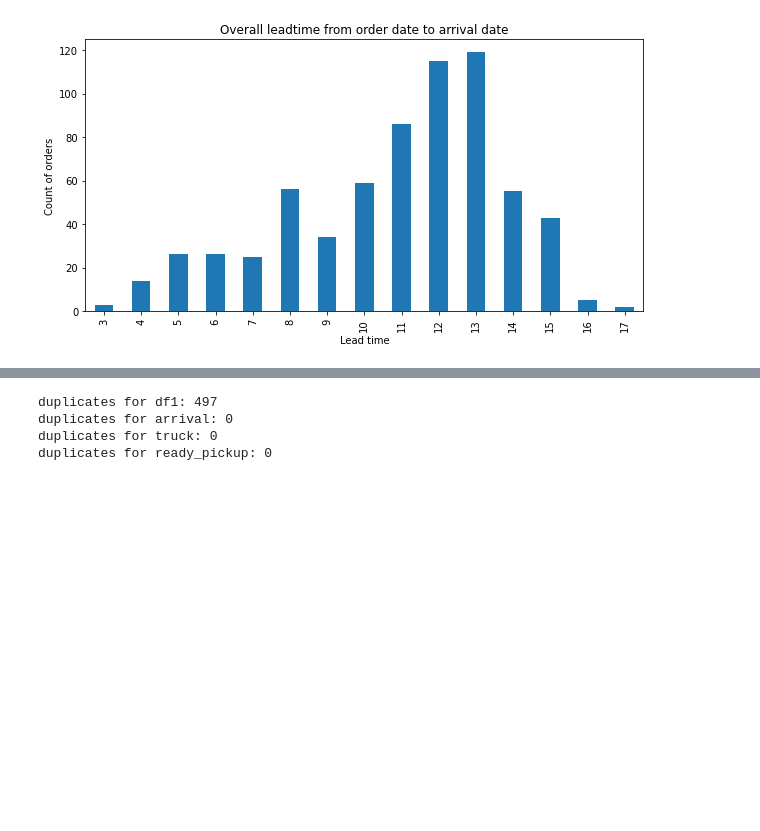
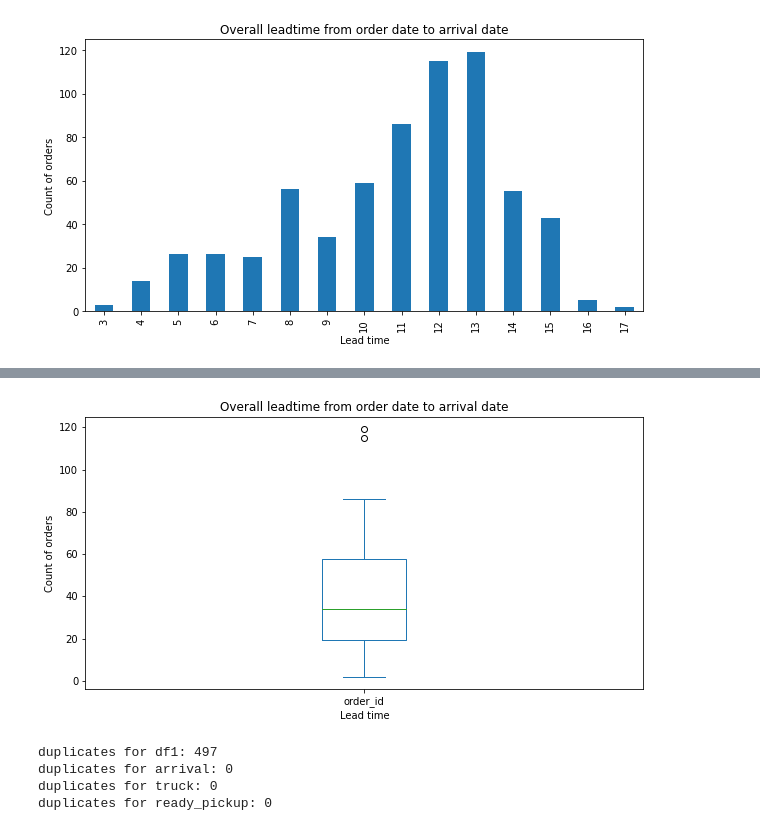
Before and after one commit to linapg/analysis_order_process_muesli_company, a Jupyter notebook: muesli_project.ipynb, the cells around one changed output, grey strips where cells are left out. Cells and saved outputs as stored; diff of their text form; code cells hidden in the pictures; blank space fills up the shorter version.

Commit message:
Sonias charts

```diff
--- a/muesli_project.ipynb
+++ b/muesli_project.ipynb
@@ -221,3 +235,20 @@ ax.set_ylabel('Count of orders');
+# %%
+#boxplot to understand the variation of delivary dates
+fig, ax = plt.subplots(figsize=(10,5))
+(
+    df1
+    .groupby('day_dif_order')
+    .count()['order_id']
+    .plot.box()
+)
+ax.set_title('Overall leadtime from order date to arrival date')
+
+ax.set_xlabel('Lead time');
+ax.set_ylabel('Count of orders');
+# according to box plot more than half of orders had the delivery date more then 12 days.
+#so muesli company in not working very well based on his estimated delivery time based on the data that we have.
+# %% [output]
+[figure, added]
 # %%
 #inspecting duplicates
 duplicates_df1 = df1[df1.duplicated(keep=False)].shape
```
Also changed, not shown: parts of 10 cells of this notebook.
